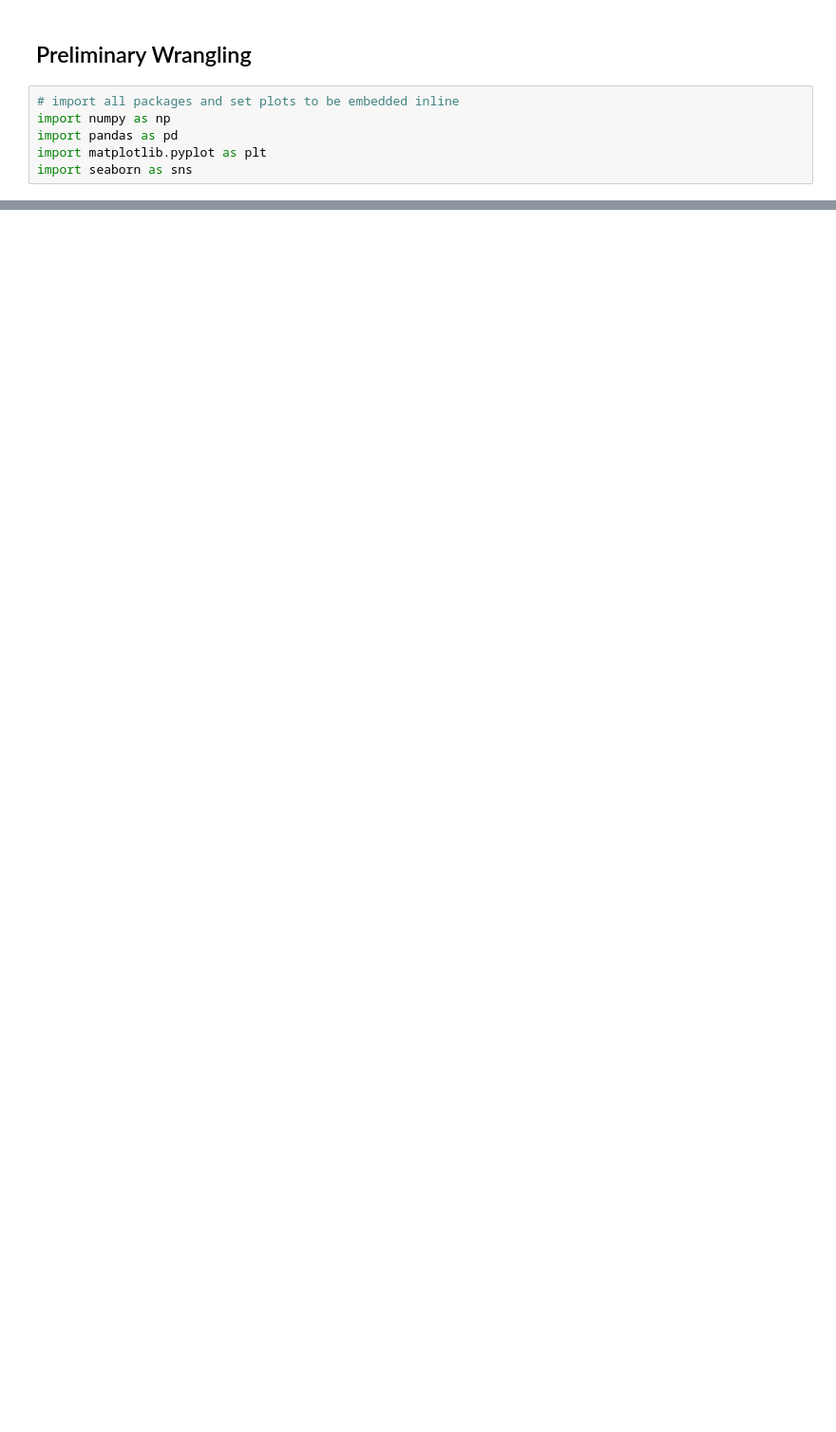
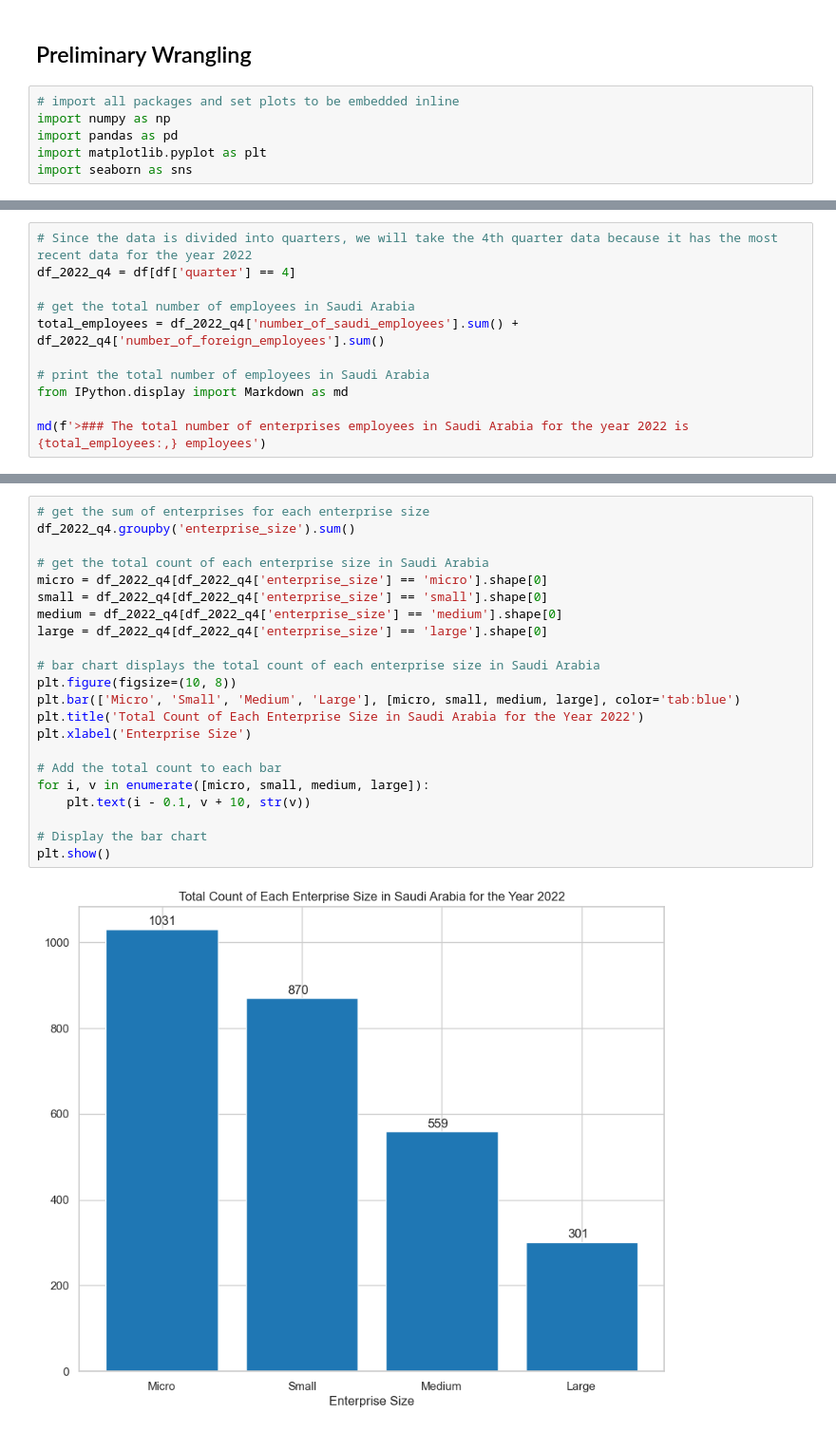
Before and after one commit to alsubaie-os/Udacity-Data-Analysis-Nanodegree, a Jupyter notebook: Communicate Data Findings/Part_I_exploration_template.ipynb, the cells around one changed output, grey strips where cells are left out. Shown at 95% size. Cells and saved outputs as stored; diff of their text form; blank space fills up the shorter version.

```diff
--- a/Communicate Data Findings/Part_I_exploration_template.ipynb
+++ b/Communicate Data Findings/Part_I_exploration_template.ipynb
@@ -95,0 +70,11 @@ your work in the previous sections.
+# %%
+# Since the data is divided into quarters, we will take the 4th quarter data because it has the most recent data for the year 2022
+df_2022_q4 = df[df['quarter'] == 4]
+
+# get the total number of employees in Saudi Arabia
+total_employees = df_2022_q4['number_of_saudi_employees'].sum() + df_2022_q4['number_of_foreign_employees'].sum()
+
+# print the total number of employees in Saudi Arabia
+from IPython.display import Markdown as md
+
+md(f'>### The total number of enterprises employees in Saudi Arabia for the year 2022 is {total_employees:,} employees')
@@ -95,0 +109,24 @@ your work in the previous sections.
+# %%
+# get the sum of enterprises for each enterprise size
+df_2022_q4.groupby('enterprise_size').sum()
+
+# get the total count of each enterprise size in Saudi Arabia
+micro = df_2022_q4[df_2022_q4['enterprise_size'] == 'micro'].shape[0]
+small = df_2022_q4[df_2022_q4['enterprise_size'] == 'small'].shape[0]
+medium = df_2022_q4[df_2022_q4['enterprise_size'] == 'medium'].shape[0]
+large = df_2022_q4[df_2022_q4['enterprise_size'] == 'large'].shape[0]
+
+# bar chart displays the total count of each enterprise size in Saudi Arabia
+plt.figure(figsize=(10, 8))
+plt.bar(['Micro', 'Small', 'Medium', 'Large'], [micro, small, medium, large], color='tab:blue')
+plt.title('Total Count of Each Enterprise Size in Saudi Arabia for the Year 2022')
+plt.xlabel('Enterprise Size')
+
+# Add the total count to each bar
+for i, v in enumerate([micro, small, medium, large]):
+    plt.text(i - 0.1, v + 10, str(v))
+
+# Display the bar chart
+plt.show()
+# %% [output]
+[figure, added]
```
Also changed, not shown: parts of 52 cells of this notebook, 1 other file.
